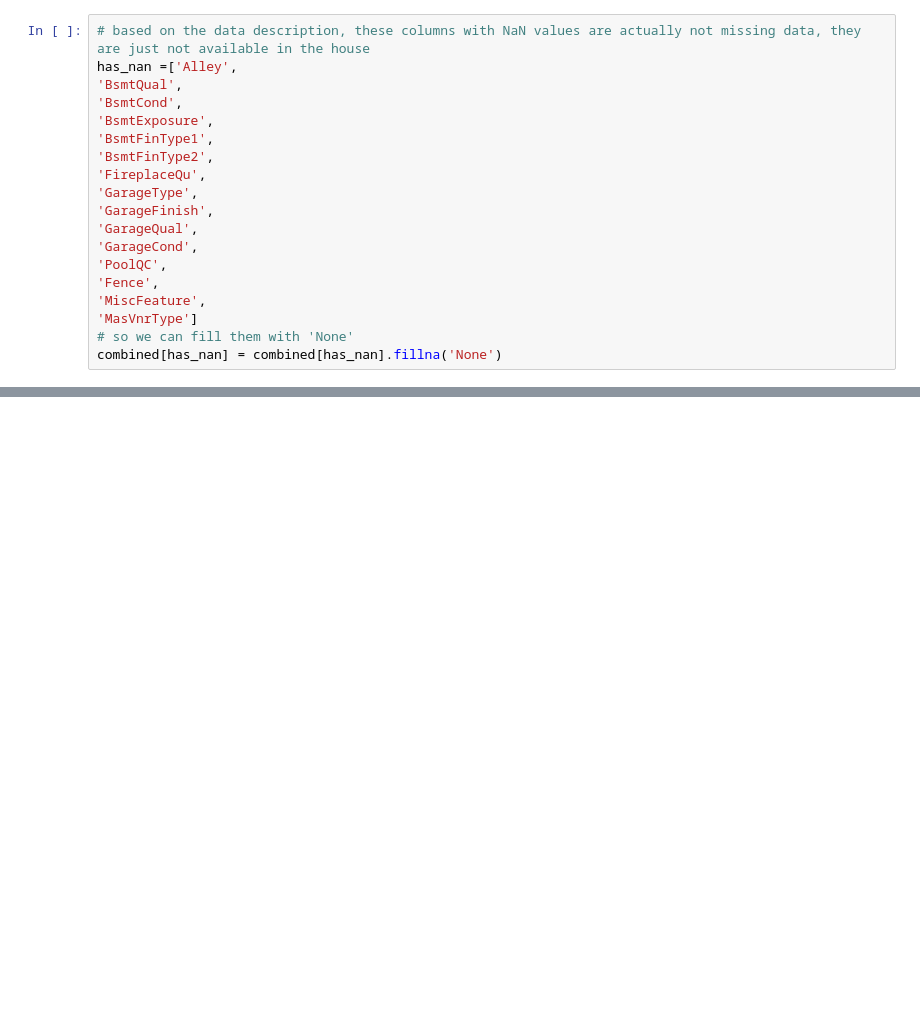
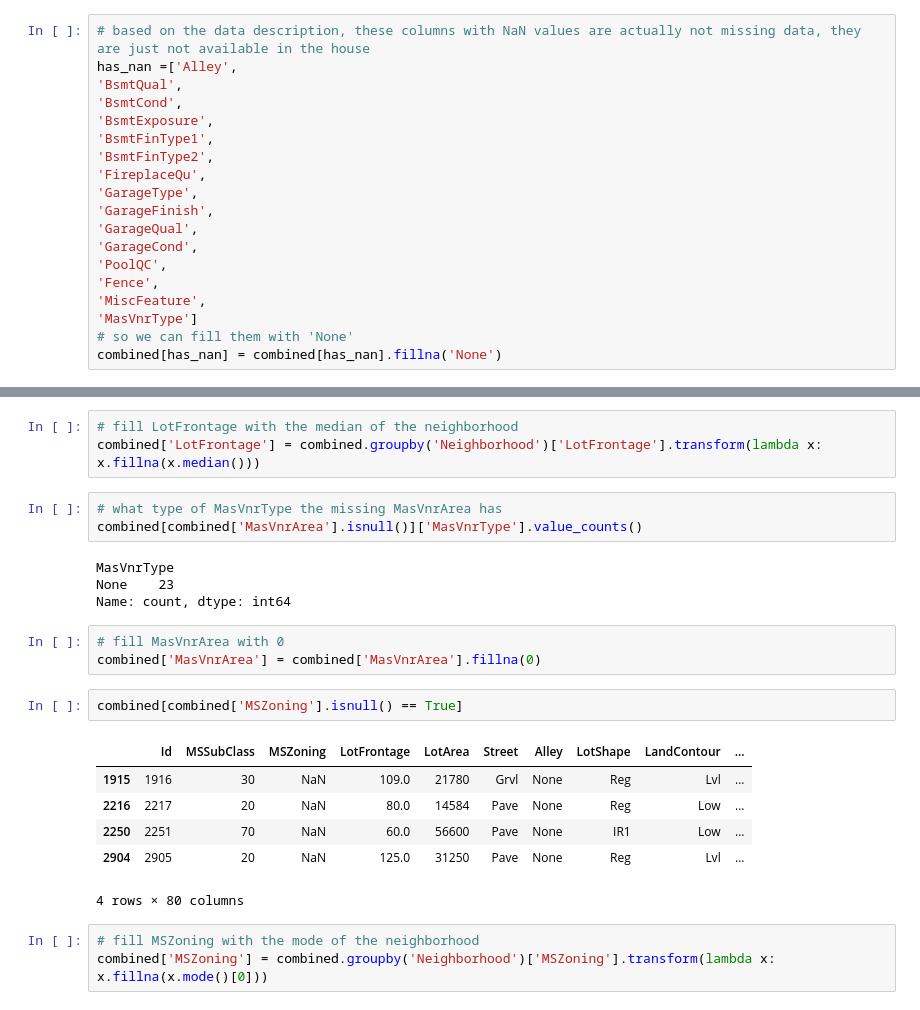
Before and after one commit to Lama-Alsaif/Housing-Prices, a Jupyter notebook: Housing_Prices.ipynb, the cells around one changed output, grey strips where cells are left out. Drawn from its saved outputs; the diff is of its cells as text; blank space fills up the shorter version.

```diff
--- a/Housing_Prices.ipynb
+++ b/Housing_Prices.ipynb
@@ -174,0 +190,25 @@ dtype: int64
+# %%
+# fill LotFrontage with the median of the neighborhood
+combined['LotFrontage'] = combined.groupby('Neighborhood')['LotFrontage'].transform(lambda x: x.fillna(x.median()))
+# %%
+# what type of MasVnrType the missing MasVnrArea has
+combined[combined['MasVnrArea'].isnull()]['MasVnrType'].value_counts()
+# %% [output]
+MasVnrType
+None    23
+Name: count, dtype: int64
+# %%
+# fill MasVnrArea with 0
+combined['MasVnrArea'] = combined['MasVnrArea'].fillna(0)
+# %%
+combined[combined['MSZoning'].isnull() == True]
+# %% [output]
+|  | Id | MSSubClass | MSZoning | LotFrontage | LotArea | Street | Alley | LotShape | LandContour | ... |
+| 1915 | 1916 | 30 | NaN | 109.0 | 21780 | Grvl | None | Reg | Lvl | ... |
+| 2216 | 2217 | 20 | NaN | 80.0 | 14584 | Pave | None | Reg | Low | ... |
+| 2250 | 2251 | 70 | NaN | 60.0 | 56600 | Pave | None | IR1 | Low | ... |
+| 2904 | 2905 | 20 | NaN | 125.0 | 31250 | Pave | None | Reg | Lvl | ... |
+4 rows × 80 columns
+# %%
+# fill MSZoning with the mode of the neighborhood
+combined['MSZoning'] = combined.groupby('Neighborhood')['MSZoning'].transform(lambda x: x.fillna(x.mode()[0]))
```
Also changed, not shown: parts of 33 cells of this notebook.
